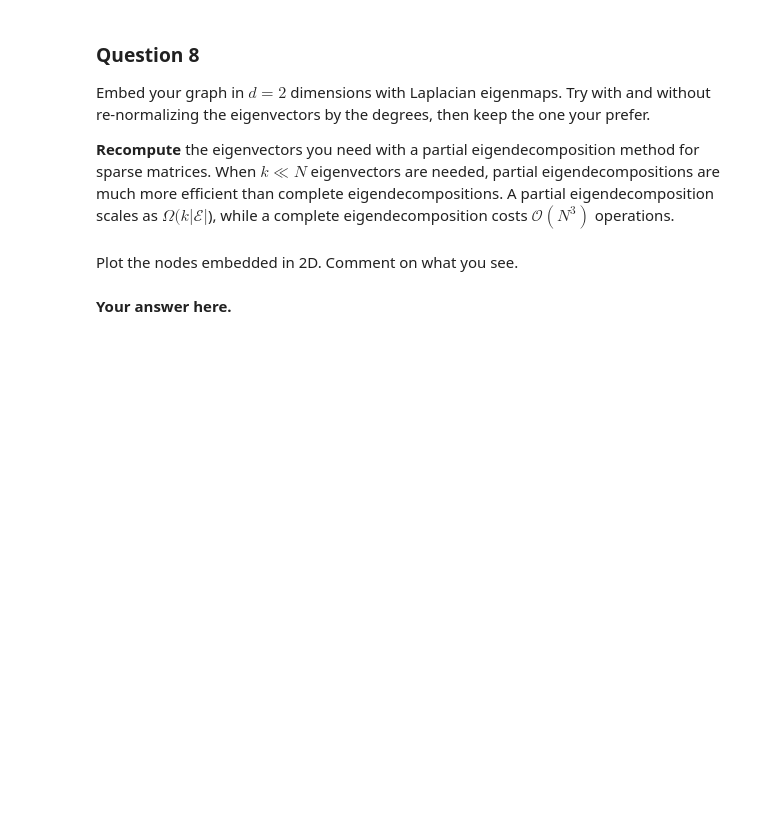
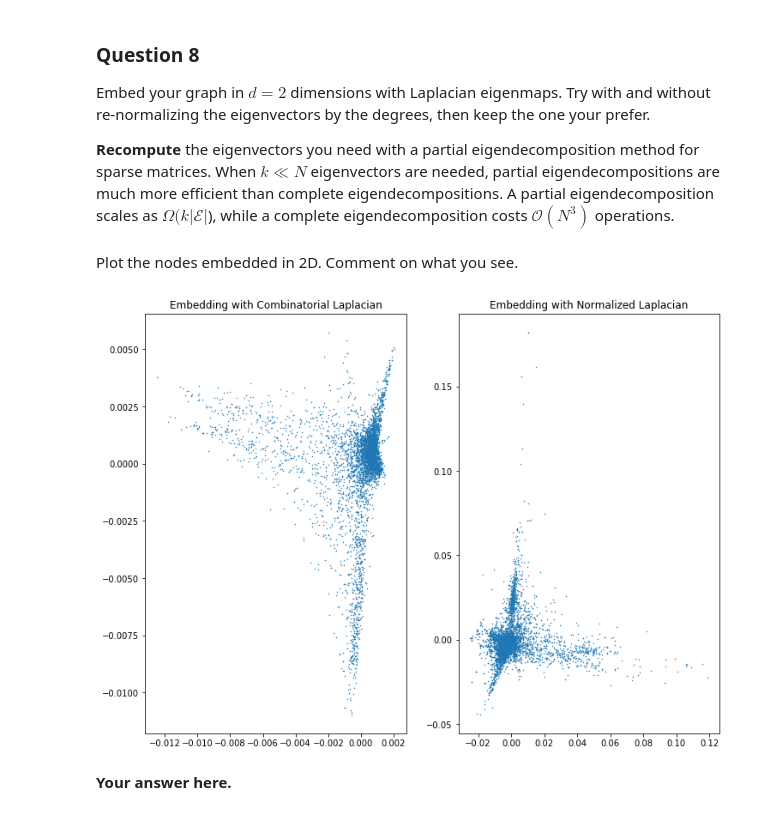
Before and after one commit to mattminder/ntds_24, a Jupyter notebook: Milestone_3/3_spectral_graph_theory.ipynb, the cells around one changed output. Saved outputs shown, nothing was run; the diff lists cells and outputs as text; code cells hidden in the pictures; blank space fills up the shorter version.

```diff
--- a/Milestone_3/3_spectral_graph_theory.ipynb
+++ b/Milestone_3/3_spectral_graph_theory.ipynb
@@ -60,7 +60,7 @@ For efficient storage and computation, store these sparse matrices in a [compres
 D = np.diag(np.sum(adjacency,axis=0))
 D_sqrt_inv = sparse.csr_matrix(np.diag(1/np.sqrt(np.sum(adjacency,axis=0))))
 # %%
-laplacian_combinatorial =  sparse.csr_matrix(D - adjacency)
+laplacian_combinatorial =  sparse.csr_matrix(D - adjacency, dtype=float)
 laplacian_normalized =  D_sqrt_inv*laplacian_combinatorial*D_sqrt_inv
 # %% [markdown]
 Use one of them as the graph Laplacian $L$ for the rest of the milestone.
@@ -176,2 +194,6 @@ A partial eigendecomposition scales as $\Omega(k |\mathcal{E}|$), while a comple
+# %%
+D_sparse = sparse.csr_matrix(D,dtype=float)
+evals_c, evecs_c = sparse.linalg.eigs(laplacian_combinatorial,M=D_sparse,k=3, which='SM')
+evals_n, evecs_n = sparse.linalg.eigs(laplacian,k=3, which='SM')
 # %% [markdown]
 Plot the nodes embedded in 2D. Comment on what you see.
@@ -180,3 +200,14 @@ Plot the nodes embedded in 2D. Comment on what you see.
+# %%
+plt.figure(figsize=[12,9])
+plt.subplot(121)
+plt.plot(np.real(evecs_c[:,1]),np.real(evecs_c[:,2]),'.',markersize=1)
+plt.title('Embedding with Combinatorial Laplacian')
+plt.subplot(122)
+plt.plot(np.real(evecs_n[:,1]),np.real(evecs_n[:,2]),'.',markersize=1)
+plt.title('Embedding with Normalized Laplacian')
+plt.show()
+# %% [output]
+[figure, added]
 # %% [markdown]
 **Your answer here.**
 # %% [markdown]
```
Also changed, not shown: parts of 13 cells of this notebook.
